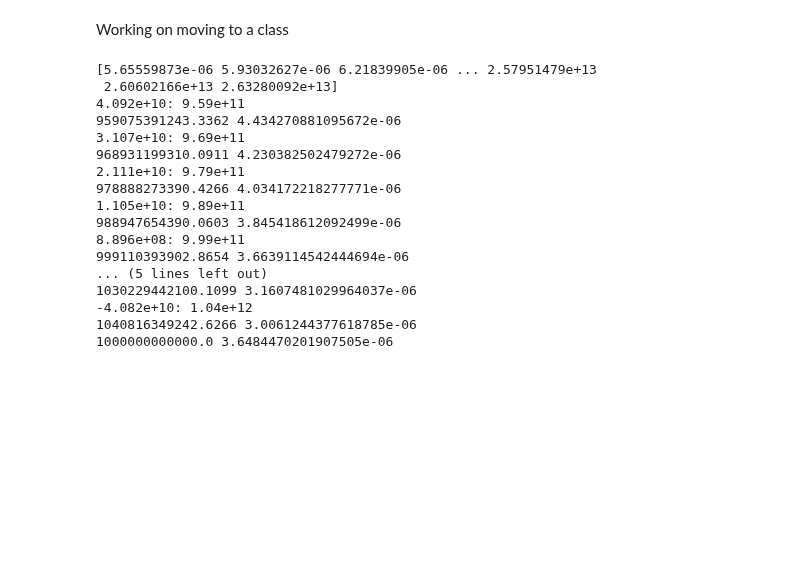
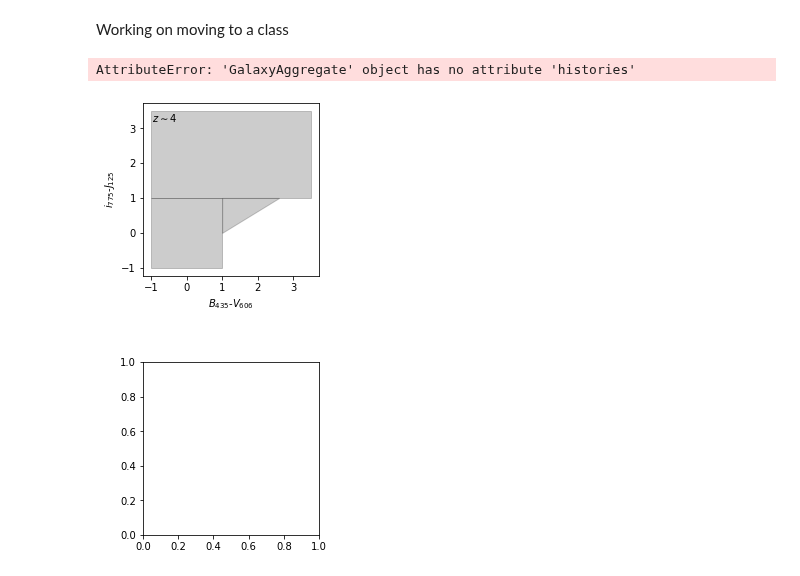
Before and after one commit to eklem1/GalaxySim, a Jupyter notebook: HMFtoSMF_nonLinear.ipynb, the cells around one changed output. Cells and saved outputs as stored; diff of their text form; code cells hidden in the pictures; blank space fills up the shorter version.

```diff
--- a/HMFtoSMF_nonLinear.ipynb
+++ b/HMFtoSMF_nonLinear.ipynb
@@ -308,53 +308,9 @@ beta_0 = 1.06 #(0.06)
 beta_1 = 0.17 #(0.12)
 
 from scipy.interpolate import interp1d
-# %%
-z = 0
-# for i, z in enumerate([1.125, 2.25, 2.75]):
-#Redshift-dependent parameterizations
-N = N_0 * (z + 1)**nu
-M_1 = 10**(logM_0*(z+1)**mu)
-beta = beta_1*z+beta_0
-gamma = gamma_0*(z + 1)**gamma_1
-
-#     print(N, M_1, beta, gamma)
-
-#plot lit values
-#     data.PlotSMF(z=z, round_z=0.2, ax=axs[i])
-
-#get z index for halo mass array
-#     zz = np.argmin(np.abs(z - pop_halo.halos.tab_z))
-
-
-SMF, r = SMF_Moster2010(z, pop_halo, N, M_1, beta, gamma)
-
-Sm = 10**(r + np.log10(pop_halo.halos.tab_M))
-print(Sm)
-
-ma = 1e12
-
-for i, m in enumerate(Sm):
-    if np.abs(ma - m) < 5e10:
-        print("{:.3e}: {:.2e}".format(ma - m, m))
-        print(m, SMF[i])
-
-
-print(ma, f(ma))
-# %% [output]
-[5.65559873e-06 5.93032627e-06 6.21839905e-06 ... 2.57951479e+13
- 2.60602166e+13 2.63280092e+13]
-4.092e+10: 9.59e+11
-959075391243.3362 4.434270881095672e-06
-3.107e+10: 9.69e+11
-968931199310.0911 4.230382502479272e-06
-2.111e+10: 9.79e+11
-978888273390.4266 4.034172218277771e-06
-1.105e+10: 9.89e+11
-988947654390.0603 3.845418612092499e-06
-8.896e+08: 9.99e+11
-999110393902.8654 3.6639114542444694e-06
-... (5 lines left out)
-1030229442100.1099 3.1607481029964037e-06
--4.082e+10: 1.04e+12
-1040816349242.6266 3.0061244377618785e-06
-1000000000000.0 3.6484470201907505e-06
+# %%
+pop = ares.populations.GalaxyPopulation()
+data.PlotColorColor(pop)
+# %% [output]
+AttributeError: 'GalaxyAggregate' object has no attribute 'histories'
+[figure, added]
```
Also changed, not shown: 1 other file.
